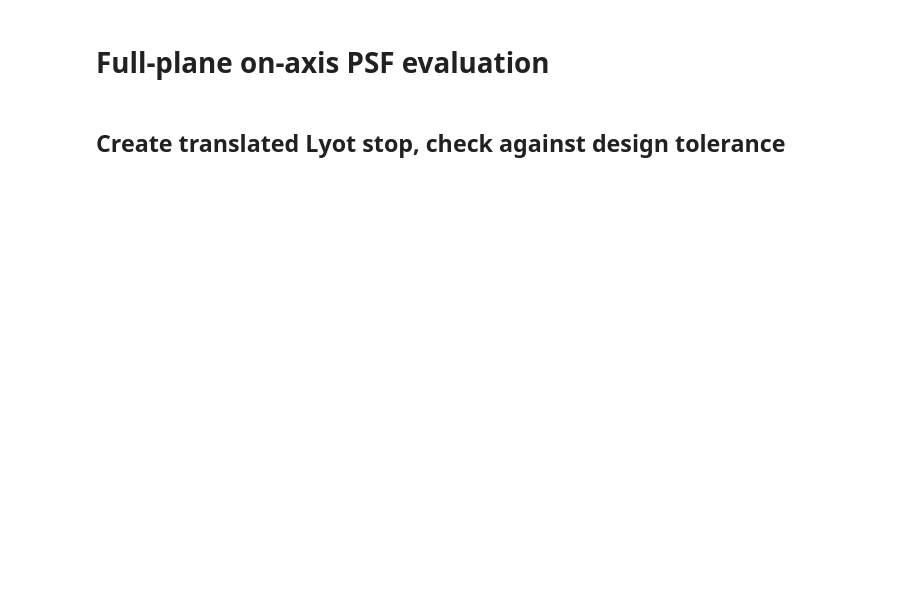
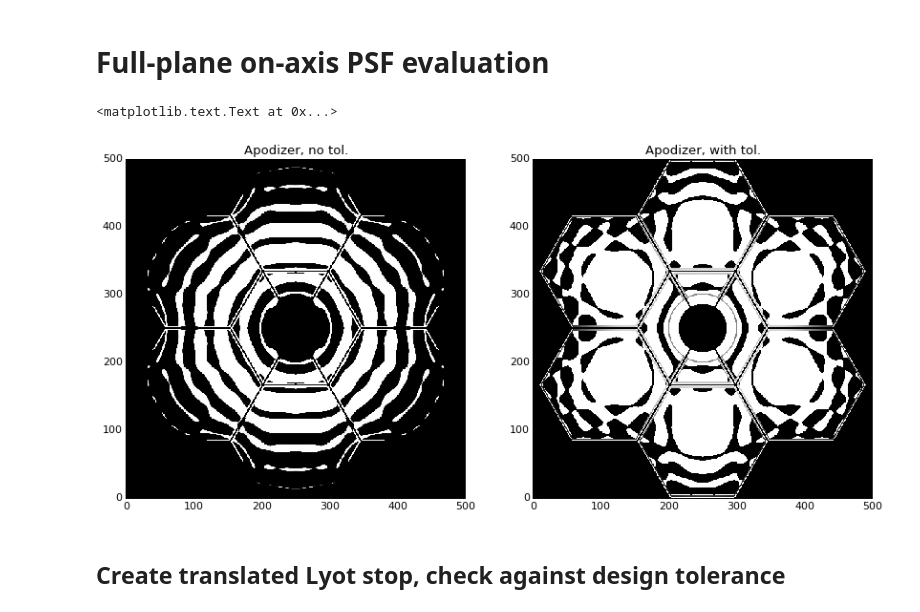
Before and after one commit to neilzim/SCDA, a Jupyter notebook: aplc_Lyot_aligntol_demo.ipynb, the cells around one changed output. Drawn from its saved outputs; the diff is of its cells as text; code cells hidden in the pictures; blank space fills up the shorter version.

```diff
--- a/aplc_Lyot_aligntol_demo.ipynb
+++ b/aplc_Lyot_aligntol_demo.ipynb
@@ -253,34 +267,37 @@ TelAp_qp = np.floor(np.loadtxt(hexap_coron_noaligntol.fileorg['TelAp fname']))
 TelAp = np.concatenate((np.concatenate((TelAp_qp[::-1,::-1], TelAp_qp[:,::-1]),axis=0),
                         np.concatenate((TelAp_qp[::-1,:], TelAp_qp),axis=0)), axis=1)
 
 FPM_qp = np.loadtxt(hexap_coron_noaligntol.fileorg['FPM fname'])
 FPM = np.concatenate((np.concatenate((FPM_qp[::-1,::-1], FPM_qp[:,::-1]),axis=0),
                       np.concatenate((FPM_qp[::-1,:], FPM_qp),axis=0)), axis=1)
 
-LS_qp = np.round(np.loadtxt(hexap_coron_noaligntol.fileorg['LS fname']))
+LS_qp = np.loadtxt(hexap_coron_noaligntol.fileorg['LS fname'])
 LS = np.concatenate((np.concatenate((LS_qp[::-1,::-1], LS_qp[:,::-1]),axis=0),
                      np.concatenate((LS_qp[::-1,:], LS_qp),axis=0)), axis=1)
 
 LDZ_qp = np.loadtxt(hexap_coron_aligntol.fileorg['LDZ fname'])
 LDZ = np.concatenate((np.concatenate((LDZ_qp[::-1,::-1], LDZ_qp[:,::-1]),axis=0),
                       np.concatenate((LDZ_qp[::-1,:], LDZ_qp),axis=0)), axis=1)
 
 An_col = np.loadtxt(hexap_coron_noaligntol.fileorg['sol fname'])[:,-1]
 An_qp = An_col.reshape(TelAp_qp.shape)
 An = np.concatenate((np.concatenate((An_qp[::-1,::-1], An_qp[:,::-1]),axis=0),
                      np.concatenate((An_qp[::-1,:], An_qp),axis=0)), axis=1)
 At_col = np.loadtxt(hexap_coron_aligntol.fileorg['sol fname'])[:,-1]
 At_qp = At_col.reshape(TelAp_qp.shape)
 At = np.concatenate((np.concatenate((At_qp[::-1,::-1], At_qp[:,::-1]),axis=0),
                      np.concatenate((At_qp[::-1,:], At_qp),axis=0)), axis=1)
 
 plt.figure(figsize=(14,7))
 plt.subplot(121)
 plt.imshow(An*TelAp)
 plt.title('Apodizer, no tol.')
 plt.subplot(122)
 plt.imshow(At*TelAp)
 plt.title('Apodizer, with tol.')
+# %% [output]
+<matplotlib.text.Text at 0x...>
+[figure, added]
 # %% [markdown]
 ## Create translated Lyot stop, check against design tolerance
 # %%
```
Also changed, not shown: parts of 17 cells of this notebook.
